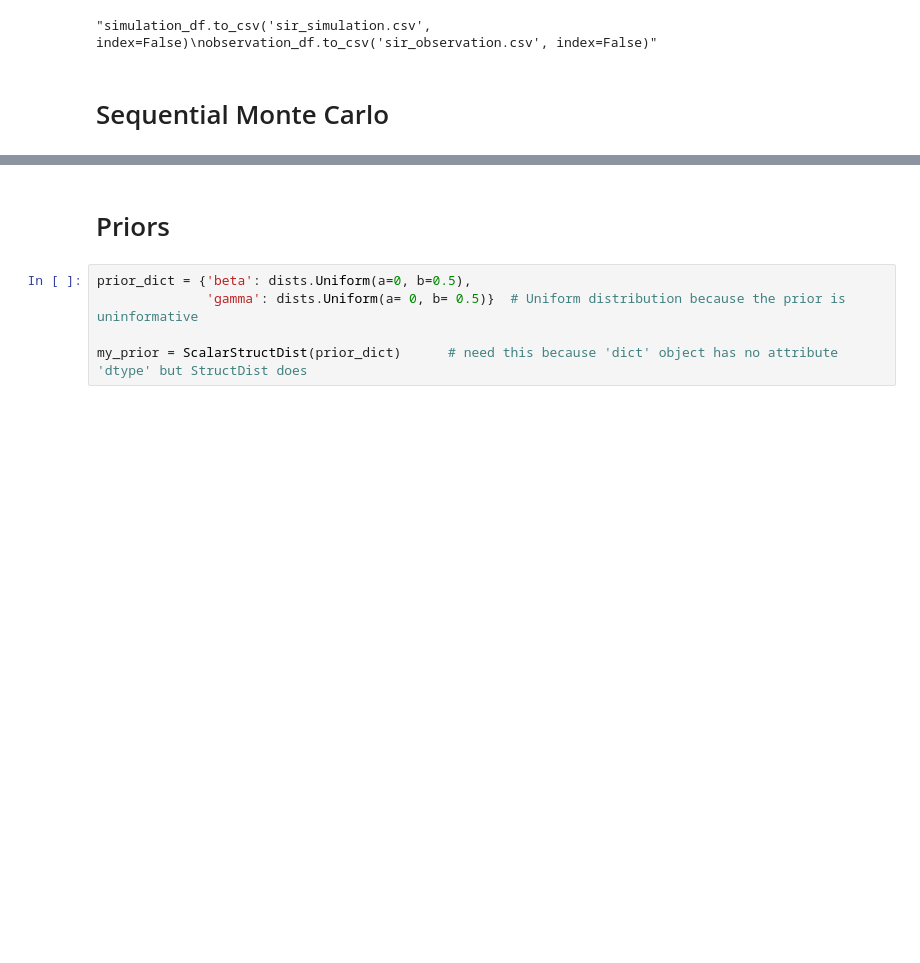
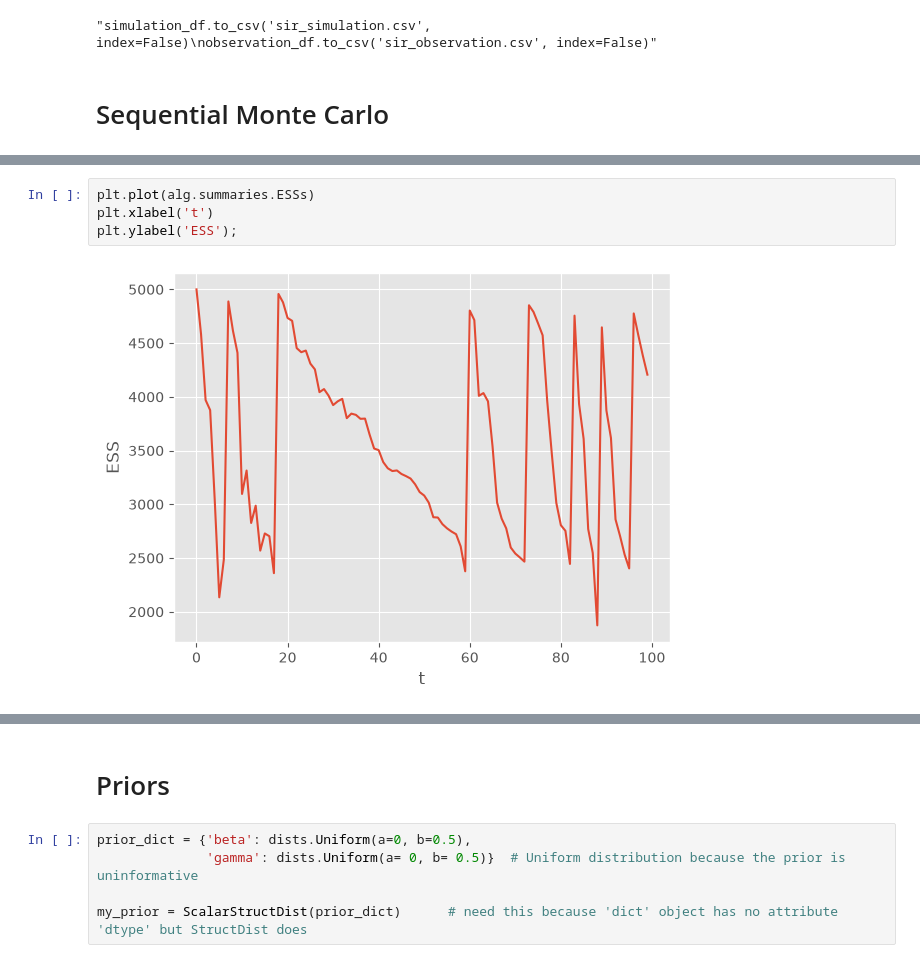
Before and after one commit to 19386928-oss/SIR_Model, a Jupyter notebook: src/particles/simulate_PMCMC.ipynb, the cells around one changed output, grey strips where cells are left out. Drawn from its saved outputs; the diff is of its cells as text; blank space fills up the shorter version.

```diff
--- a/src/particles/simulate_PMCMC.ipynb
+++ b/src/particles/simulate_PMCMC.ipynb
@@ -116,0 +147,6 @@ t=99: resample:False, ESS (end of iter)=4652.44
+# %%
+plt.plot(alg.summaries.ESSs)
+plt.xlabel('t')
+plt.ylabel('ESS');
+# %% [output]
+[figure, added]
```
Also changed, not shown: parts of 29 cells of this notebook.
